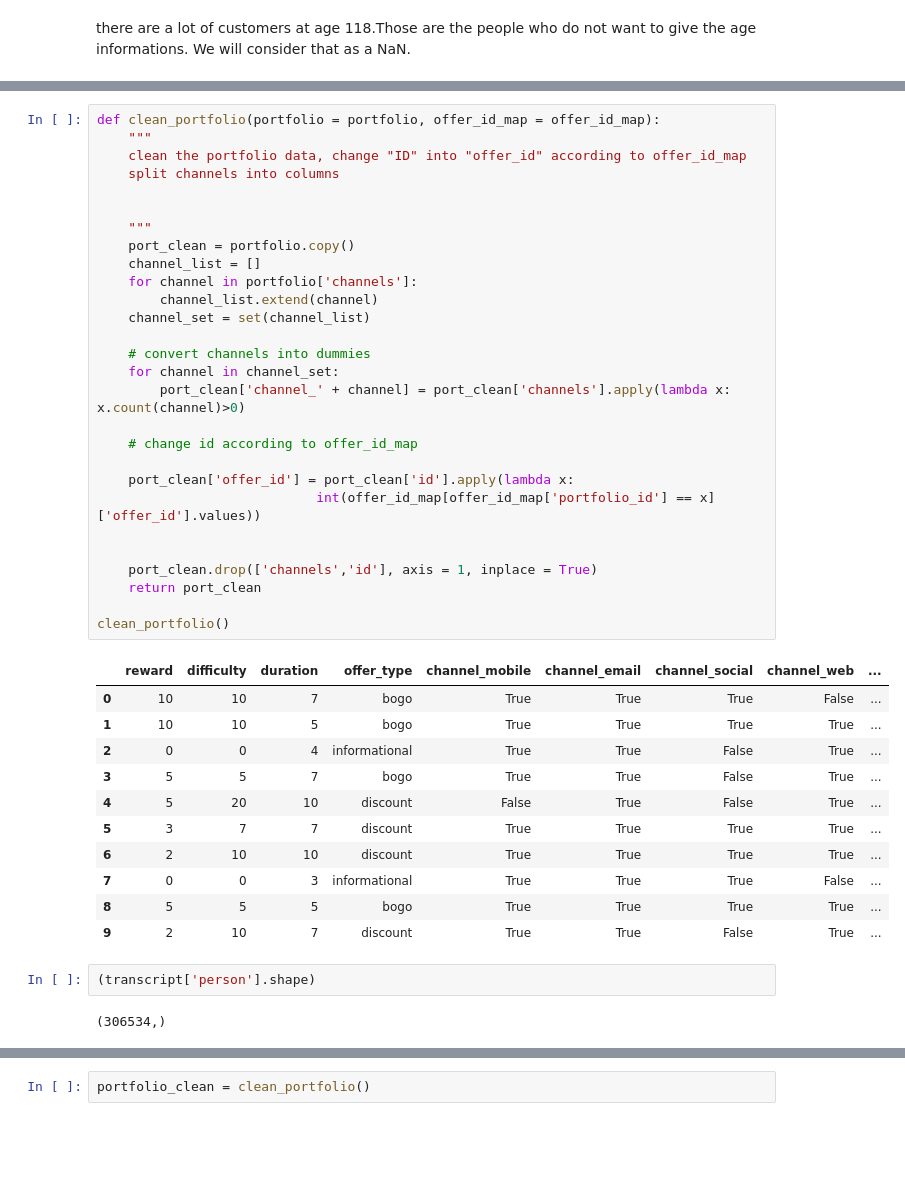
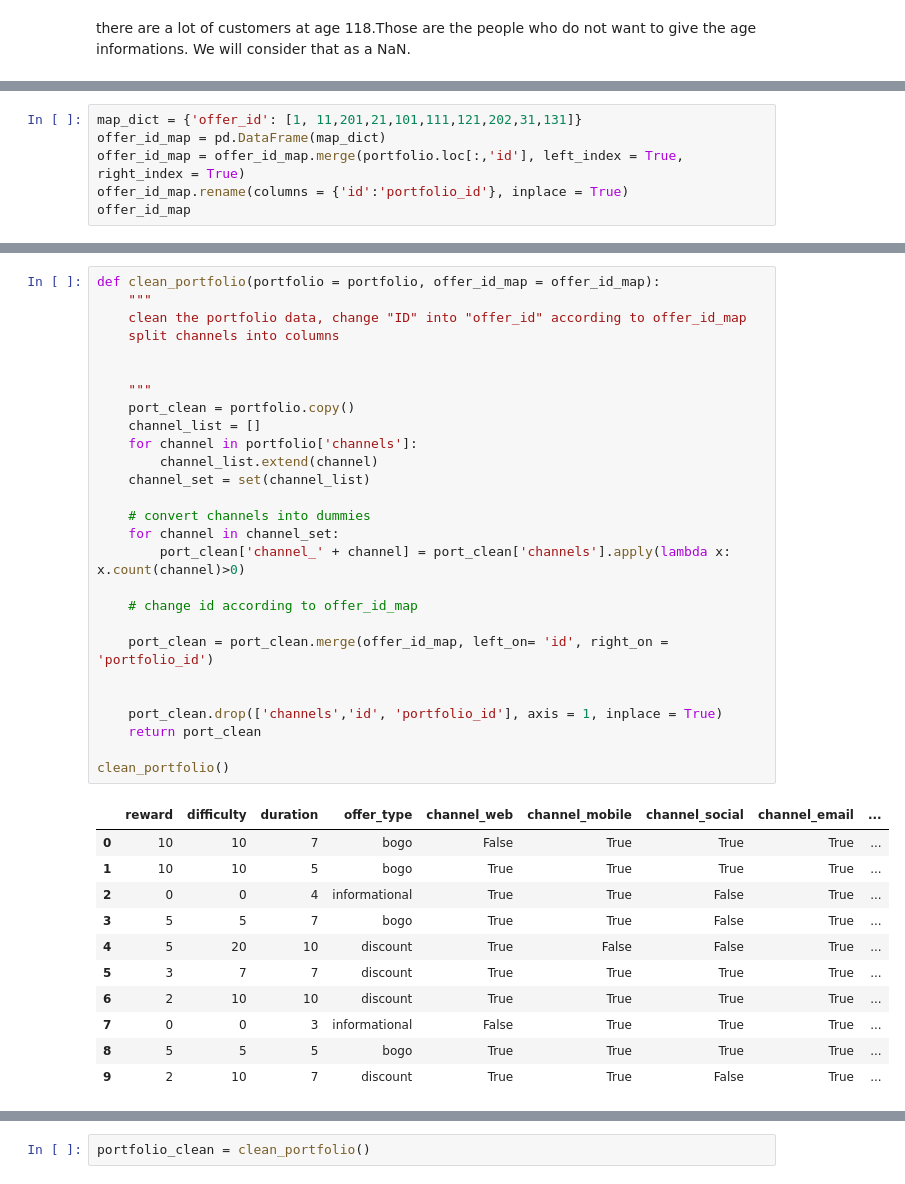
Before and after one commit to venson/starbucks, a Jupyter notebook: Starbucks_Capstone_notebook.ipynb, the cells around one changed output, grey strips where cells are left out. Saved outputs shown, nothing was run; the diff lists cells and outputs as text; blank space fills up the shorter version.

```diff
--- a/Starbucks_Capstone_notebook.ipynb
+++ b/Starbucks_Capstone_notebook.ipynb
@@ -180,0 +173,6 @@ dtype('int64')
+# %%
+map_dict = {'offer_id': [1, 11,201,21,101,111,121,202,31,131]}
+offer_id_map = pd.DataFrame(map_dict)
+offer_id_map = offer_id_map.merge(portfolio.loc[:,'id'], left_index = True, right_index = True)
+offer_id_map.rename(columns = {'id':'portfolio_id'}, inplace = True)
+offer_id_map
@@ -181,45 +191,40 @@ dtype('int64')
 # %%
 def clean_portfolio(portfolio = portfolio, offer_id_map = offer_id_map):
     """
     clean the portfolio data, change "ID" into "offer_id" according to offer_id_map
     split channels into columns
 
 
     """
     port_clean = portfolio.copy()
     channel_list = []
     for channel in portfolio['channels']:
         channel_list.extend(channel)
     channel_set = set(channel_list)
 
     # convert channels into dummies
     for channel in channel_set:
         port_clean['channel_' + channel] = port_clean['channels'].apply(lambda x: x.count(channel)>0)
 
     # change id according to offer_id_map
 
-    port_clean['offer_id'] = port_clean['id'].apply(lambda x:
-                            int(offer_id_map[offer_id_map['portfolio_id'] == x]['offer_id'].values))
+    port_clean = port_clean.merge(offer_id_map, left_on= 'id', right_on = 'portfolio_id')
 
 
-    port_clean.drop(['channels','id'], axis = 1, inplace = True)
+    port_clean.drop(['channels','id', 'portfolio_id'], axis = 1, inplace = True)
     return port_clean
 
 clean_portfolio()
 # %% [output]
-|  | reward | difficulty | duration | offer_type | channel_mobile | channel_email | channel_social | channel_web | ... |
-| 0 | 10 | 10 | 7 | bogo | True | True | True | False | ... |
+|  | reward | difficulty | duration | offer_type | channel_web | channel_mobile | channel_social | channel_email | ... |
+| 0 | 10 | 10 | 7 | bogo | False | True | True | True | ... |
 | 1 | 10 | 10 | 5 | bogo | True | True | True | True | ... |
 | 2 | 0 | 0 | 4 | informational | True | True | False | True | ... |
 | 3 | 5 | 5 | 7 | bogo | True | True | False | True | ... |
-| 4 | 5 | 20 | 10 | discount | False | True | False | True | ... |
+| 4 | 5 | 20 | 10 | discount | True | False | False | True | ... |
 | 5 | 3 | 7 | 7 | discount | True | True | True | True | ... |
 | 6 | 2 | 10 | 10 | discount | True | True | True | True | ... |
-| 7 | 0 | 0 | 3 | informational | True | True | True | False | ... |
+| 7 | 0 | 0 | 3 | informational | False | True | True | True | ... |
 | 8 | 5 | 5 | 5 | bogo | True | True | True | True | ... |
 | 9 | 2 | 10 | 7 | discount | True | True | False | True | ... |
-# %%
-(transcript['person'].shape)
-# %% [output]
-(306534,)
 # %%
```
Also changed, not shown: parts of 81 cells of this notebook.
